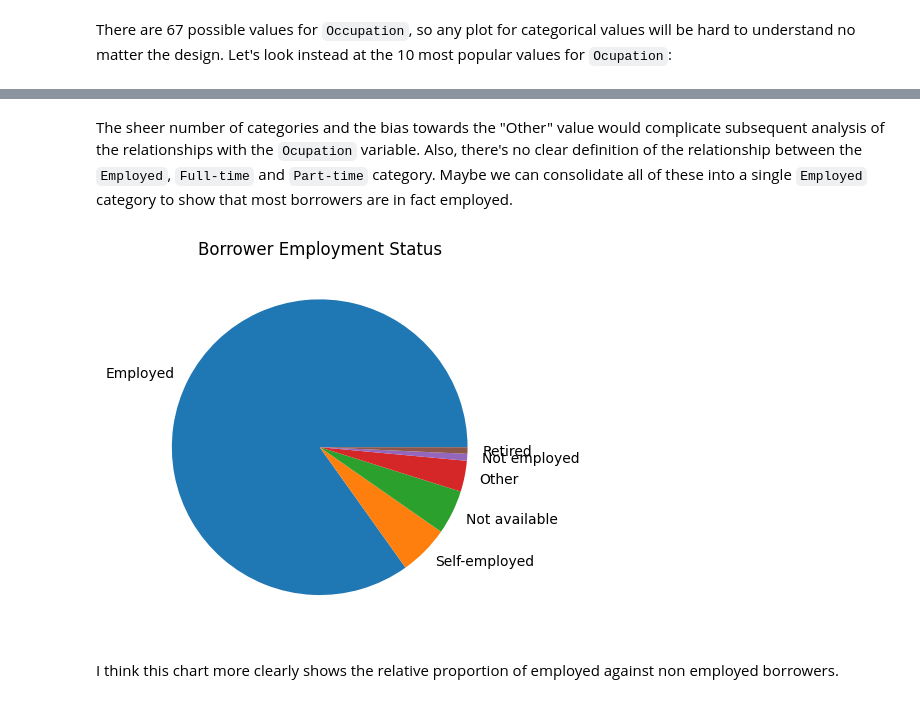
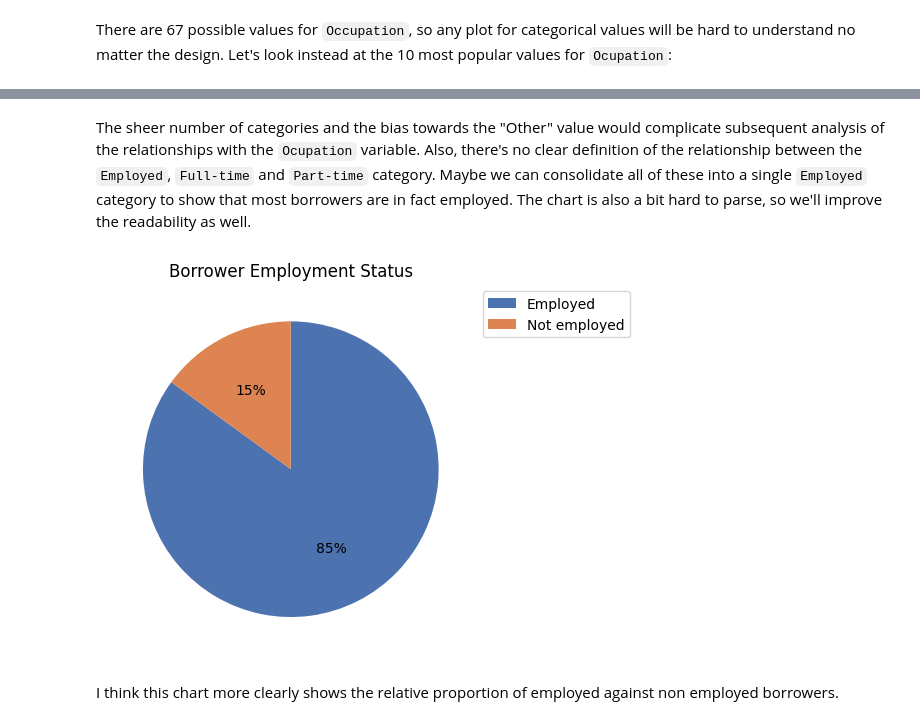
Before and after one commit to abarto/udacity-nd002-comunicate-data-findings, a Jupyter notebook: Part_I_exploration.ipynb, the cells around one changed output, grey strips where cells are left out. Cells and saved outputs as stored; diff of their text form; code cells hidden in the pictures.

Commit message:
Continue univariate analysis

```diff
--- a/Part_I_exploration.ipynb
+++ b/Part_I_exploration.ipynb
@@ -1409,12 +1468,22 @@ plt.title("Borrower Employment Status");
 # %% [markdown]
-The sheer number of categories and the bias towards the "Other" value would complicate subsequent analysis of the relationships with the ``Ocupation`` variable. Also, there's no clear definition of the relationship between the ``Employed``, ``Full-time`` and ``Part-time`` category. Maybe we can consolidate all of these into a single ``Employed`` category to show that most borrowers are in fact employed.
+The sheer number of categories and the bias towards the "Other" value would complicate subsequent analysis of the relationships with the ``Ocupation`` variable. Also, there's no clear definition of the relationship between the ``Employed``, ``Full-time`` and ``Part-time`` category. Maybe we can consolidate all of these into a single ``Employed`` category to show that most borrowers are in fact employed. The chart is also a bit hard to parse, so we'll improve the readability as well.
 # %%
-prosper_load_data_clean_df.EmploymentStatus.apply(
-    lambda x: "Employed" if x in ("Employed", "Full-time", "Part-time") else x
-).value_counts().plot(kind="pie");
-plt.ylabel("");
+plt.pie(
+    prosper_load_data_clean_df.EmploymentStatus.apply(
+        lambda x: "Employed" if x in ("Employed", "Full-time", "Part-time") else "Not employed"
+    ).value_counts(),
+    colors=sb.color_palette('deep'),
+    startangle=90,
+    counterclock=False,
+    autopct='%.0f%%'
+);
+plt.legend(
+    labels=("Employed", "Not employed"),
+    loc=2,
+    bbox_to_anchor=(1, 1)
+)
 plt.title("Borrower Employment Status");
 # %% [output]
-[figure, old version]
+[figure, new version]
 # %% [markdown]
 I think this chart more clearly shows the relative proportion of employed against non employed borrowers.
```
Also changed, not shown: parts of 50 cells of this notebook.
